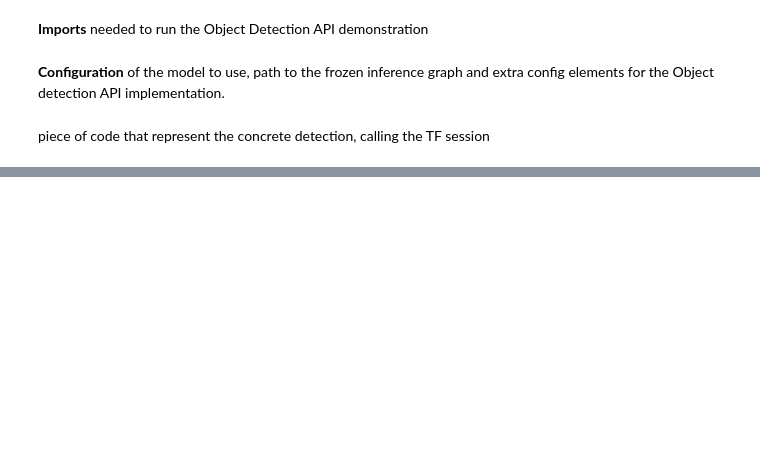
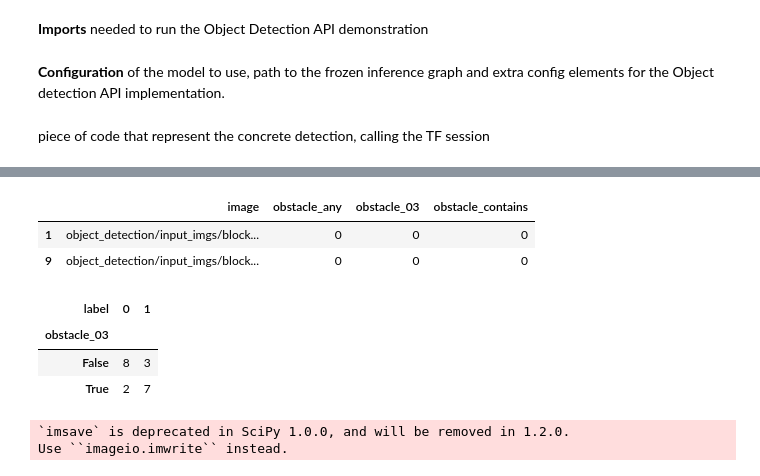
Before and after one commit to bfraiche/parkingdirty, a Jupyter notebook: object_detection.ipynb, the cells around one changed output, grey strips where cells are left out. Cells and saved outputs as stored; diff of their text form; code cells hidden in the pictures; blank space fills up the shorter version.

```diff
--- a/object_detection.ipynb
+++ b/object_detection.ipynb
@@ -281,0 +354,26 @@ missed.head(30)
+# %%
+pandas.set_option('display.max_colwidth', 110)
+
+(file >>
+  mutate(obstacle_any = X.obstacle_03 + X.obstacle_contains)>>
+  # mask is the same as dplyr's 'filter' function
+  # see which photos the algorithm missed
+  mask(X.obstacle_any == 0, X.label == 1) >>
+  select(X.image, X.obstacle_any, X.obstacle_03, X.obstacle_contains) >>
+  head(20))
+# %% [output]
+|  | image | obstacle_any | obstacle_03 | obstacle_contains |
+| 1 | object_detection/input_imgs/block... | 0 | 0 | 0 |
+| 9 | object_detection/input_imgs/block... | 0 | 0 | 0 |
+# %%
+# 0.5 tends towards 0, failing to identify many positive cases, 2400 / 3800 correct
+# 0.3 sees more positive cases, but more false positives - identifying 1's when they are 0's, 3100 / 3800 correct
+
+pandas.crosstab(file.obstacle_03 >= 1,file.label)
+#pandas.crosstab(file.obstacle_contains >= 1,file.label)
+#pandas.crosstab(file.obstacle_any >= 1,file.label)
+# %% [output]
+| label | 0 | 1 |
+| obstacle_03 |  |  |
+| False | 8 | 3 |
+| True | 2 | 7 |
@@ -281,0 +428,5 @@ missed.head(30)
+# %%
+visualize_boxes('object_detection/input_imgs/blocked/2016-10-12 125255 cam135.png')
+# %% [output]
+`imsave` is deprecated in SciPy 1.0.0, and will be removed in 1.2.0.
+Use ``imageio.imwrite`` instead.
```
Also changed, not shown: parts of 16 cells of this notebook.
